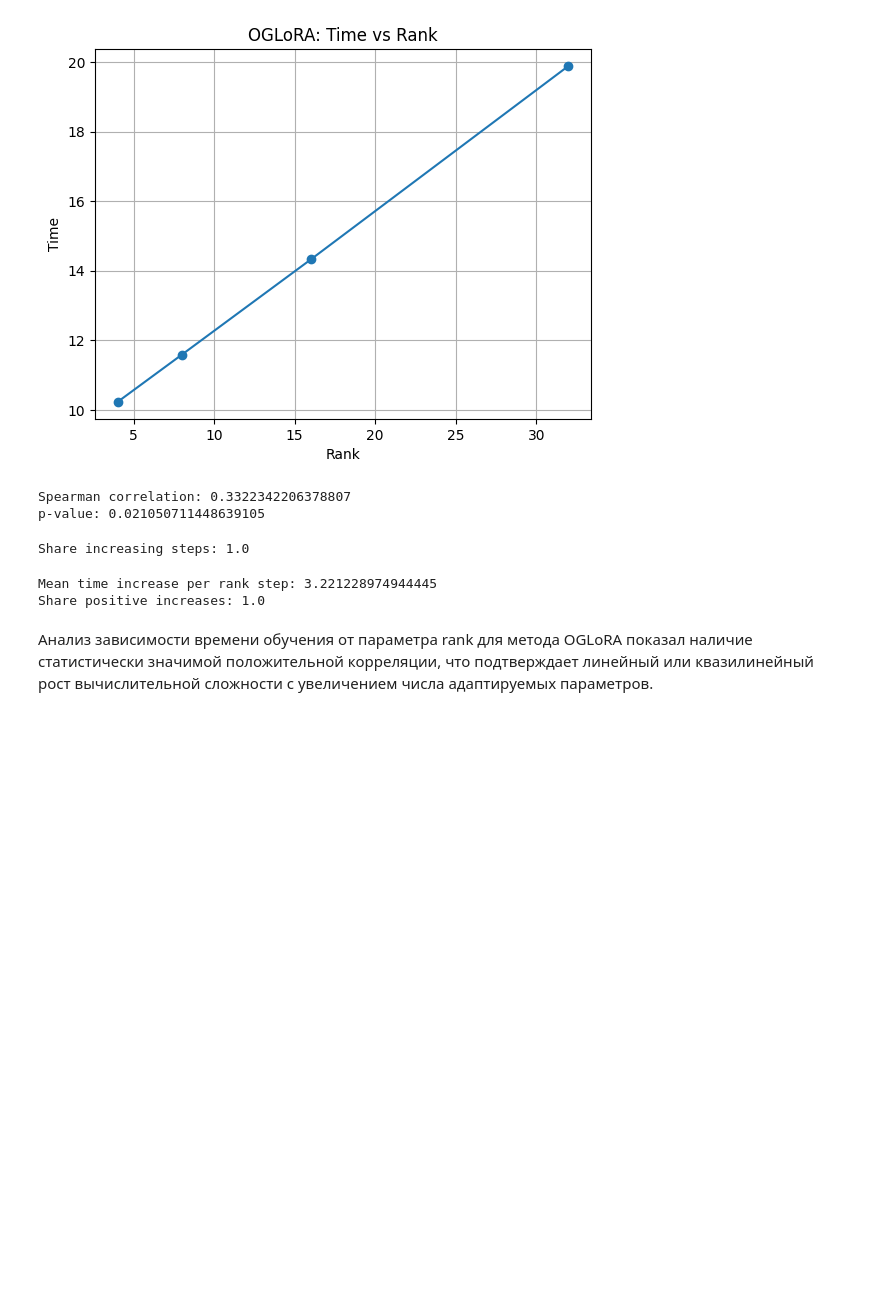
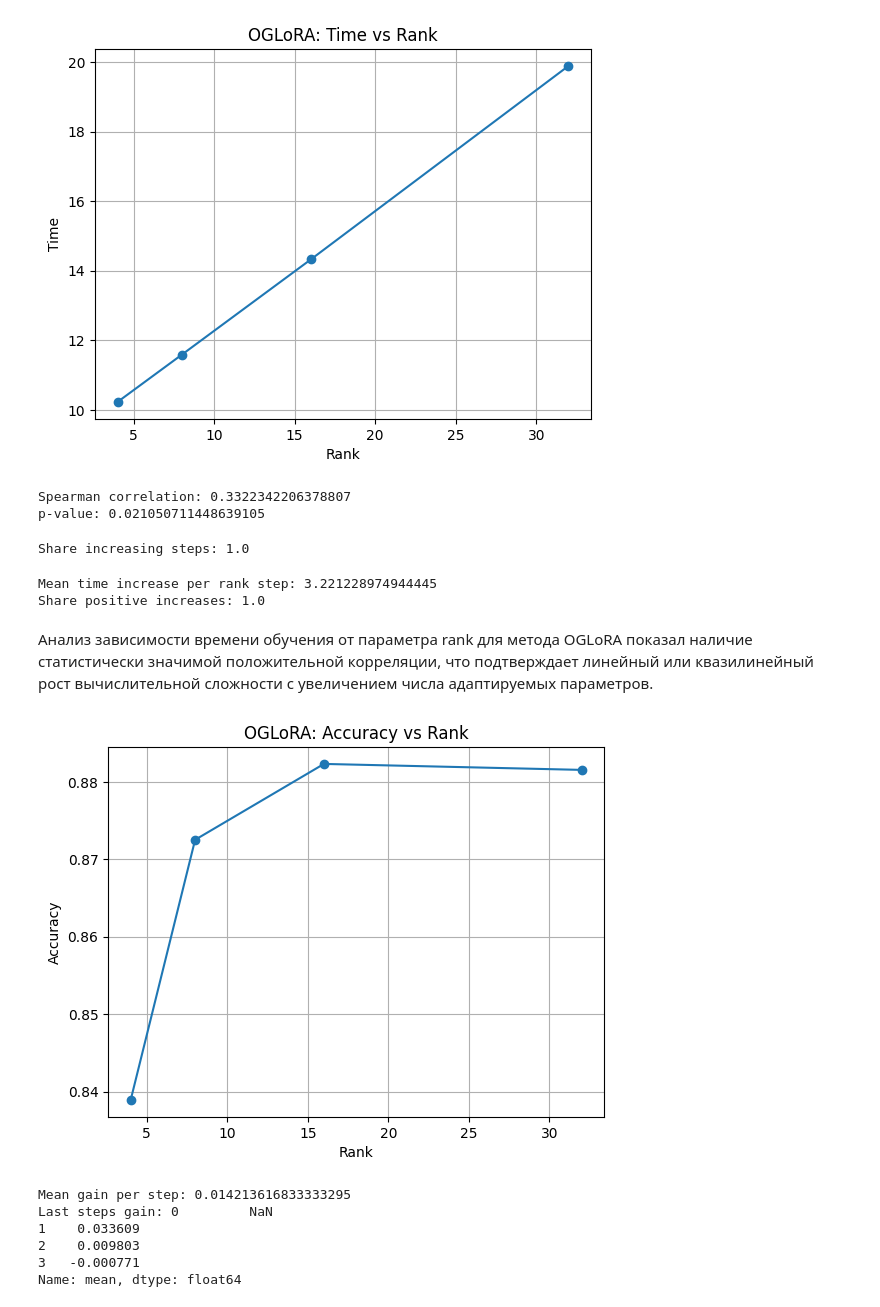
Before and after one commit to Lemekhova/msc-lemekhova, a Jupyter notebook: analitics.ipynb, the cells around one changed output. Cells and saved outputs as stored; diff of their text form; code cells hidden in the pictures; blank space fills up the shorter version.

```diff
--- a/analitics.ipynb
+++ b/analitics.ipynb
@@ -1958,3 +1985,38 @@ Mean time increase per rank step: 3.221228974944445
 Share positive increases: 1.0
 # %% [markdown]
 Анализ зависимости времени обучения от параметра rank для метода OGLoRA показал наличие статистически значимой положительной корреляции, что подтверждает линейный или квазилинейный рост вычислительной сложности с увеличением числа адаптируемых параметров.
+# %%
+acc_by_rank = df_og.groupby("rank")["accuracy"].agg(["mean", "std"]).reset_index()
+# %%
+import matplotlib.pyplot as plt
+
+plt.figure()
+
+plt.plot(
+    acc_by_rank["rank"],
+    acc_by_rank["mean"],
+    marker="o"
+)
+
+plt.xlabel("Rank")
+plt.ylabel("Accuracy")
+plt.title("OGLoRA: Accuracy vs Rank")
+
+plt.grid(True)
+plt.show()
+# %% [output]
+[figure, added]
+# %%
+acc_sorted = acc_by_rank.sort_values("rank")
+
+diffs = acc_sorted["mean"].diff()
+
+print("Mean gain per step:", diffs.mean())
+print("Last steps gain:", diffs.tail())
+# %% [output]
+Mean gain per step: 0.014213616833333295
+Last steps gain: 0         NaN
+1    0.033609
+2    0.009803
+3   -0.000771
+Name: mean, dtype: float64
```
Also changed, not shown: parts of 3 cells of this notebook.
